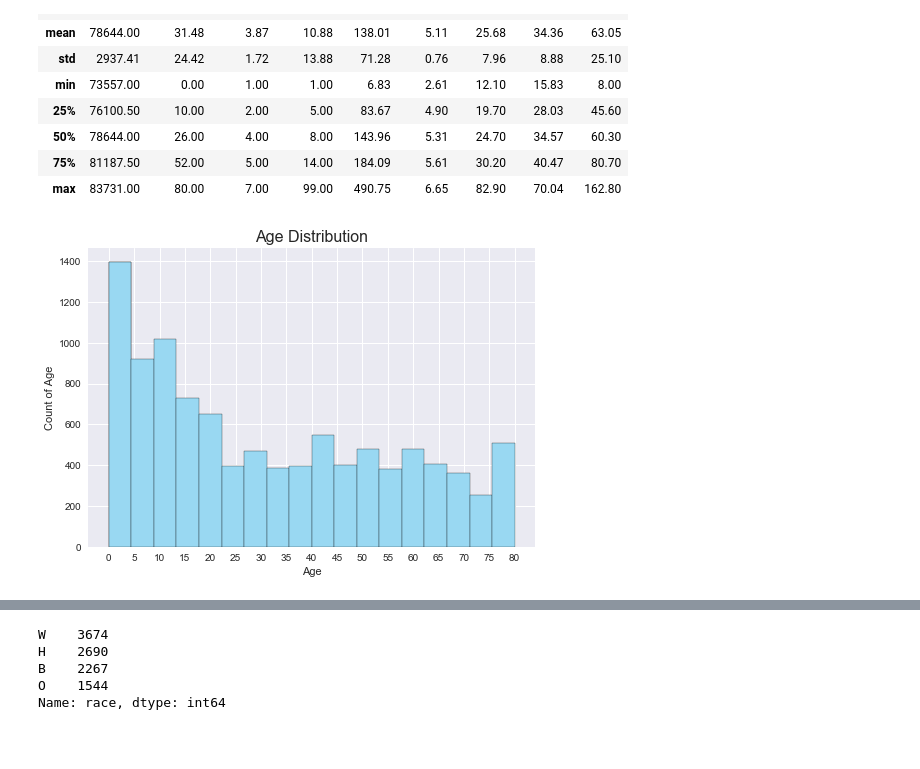
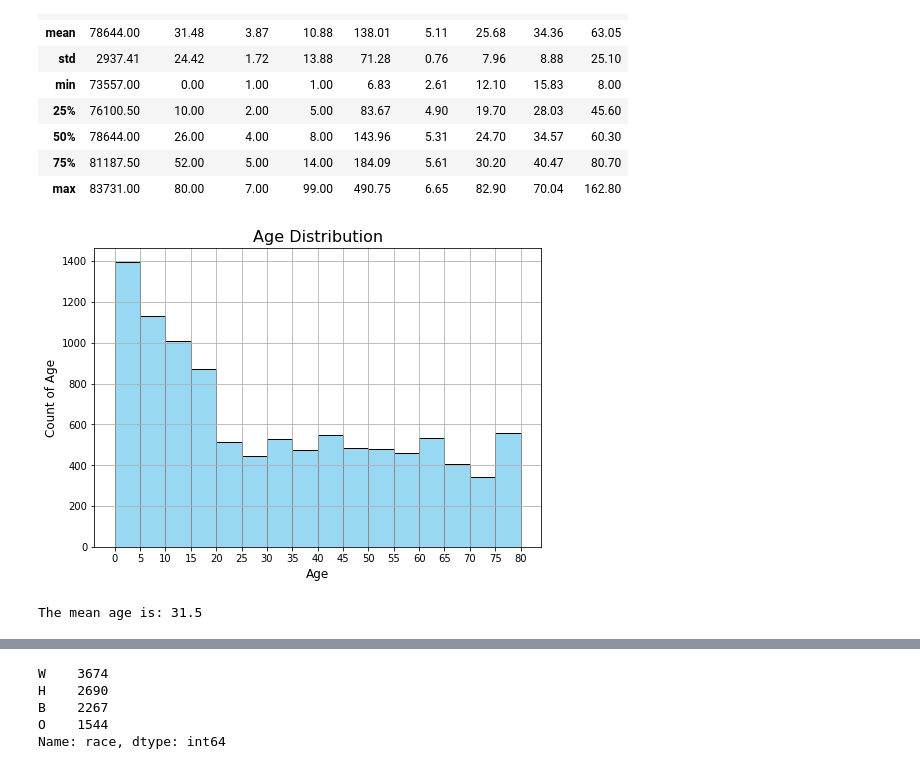
Before and after one commit to asfabiano/byu_econ_applied_machine_learning, a Jupyter notebook: homeworks/Homework_1.ipynb, the cells around one changed output, grey strips where cells are left out. Drawn from its saved outputs; the diff is of its cells as text; code cells hidden in the pictures; blank space fills up the shorter version.

```diff
--- a/homeworks/Homework_1.ipynb
+++ b/homeworks/Homework_1.ipynb
@@ -65,10 +65,10 @@ array([  4.,   1.,  nan,   3.,   2.,   5.,   6.,  77.,  99.])
 # %%
-nhanes.drop(['married'], axis=1, inplace=True) ##axis=1 specifies a column
+nhanes.drop(['married','seqn'], axis=1, inplace=True) ##axis=1 specifies a column
 # %% [markdown]
 The variables *weight, height* and *waist* are all in terms of the metric system. For the sake of familiarity, they will be converted to our inferior native language, the standard system.
 # %%
-nhanes.weight = (nhanes.weight*2.20462).round(2) ## kg to pounds
-nhanes.height = (nhanes.height/30.48).round(2) ## centimeters to feet
-nhanes.waist = (nhanes.waist/2.54).round(2) ## centimeters to inches
+nhanes.weight = (nhanes.weight*2.20462).round(0) ## kg to pounds
+nhanes.height = (nhanes.height/2.54).round(1) ## centimeters to inches
+nhanes.waist = (nhanes.waist/2.54).round(1) ## centimeters to inches
 nhanes.head()
 # %% [output]
@@ -132,15 +162,16 @@ nhanes.describe().round(2)
 | 75% | 81187.50 | 52.00 | 5.00 | 14.00 | 184.09 | 5.61 | 30.20 | 40.47 | 80.70 |
 | max | 83731.00 | 80.00 | 7.00 | 99.00 | 490.75 | 6.65 | 82.90 | 70.04 | 162.80 |
 # %%
-nhanes['age'].hist(bins = 18, color ="#99D8F2", edgecolor = "black")
+nhanes['age'].hist(bins = 16, color ="#99D8F2", edgecolor = "black", figsize = (8,5.5))
 plt.xticks(np.arange(0,85,5))
 plt.title("Age Distribution", fontsize=16)
-plt.ylabel("Count of Age")
-plt.xlabel("Age")
+plt.ylabel("Count of Age", fontsize = 12)
+plt.xlabel("Age", fontsize = 12)
 plt.show()
-## the following code resulted from a failed attempt to make a histogram divided into bins, but actually works to
-## segment the column data into bins.
-## x = pd.cut(nhanes['age'], bins = np.linspace(0,85,18), retbins = True)
 # %% [output]
-[figure, old version]
+[figure, new version]
+# %%
+print("The mean age is: {}".format(round(nhanes.age.mean(),1)))
+# %% [output]
+The mean age is: 31.5
 # %%
```
Also changed, not shown: parts of 20 cells of this notebook, 1 other file.
